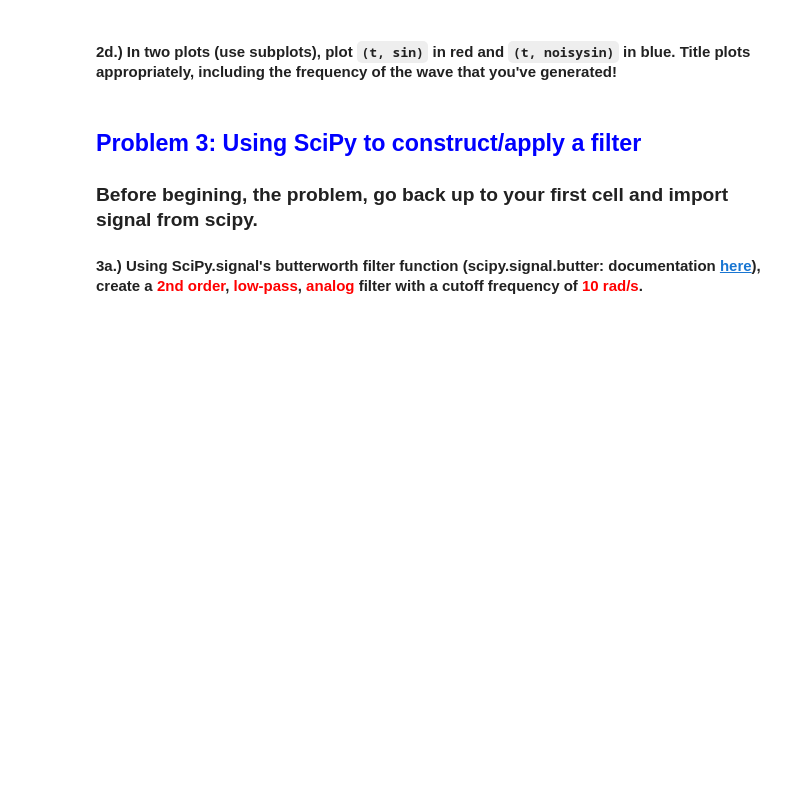
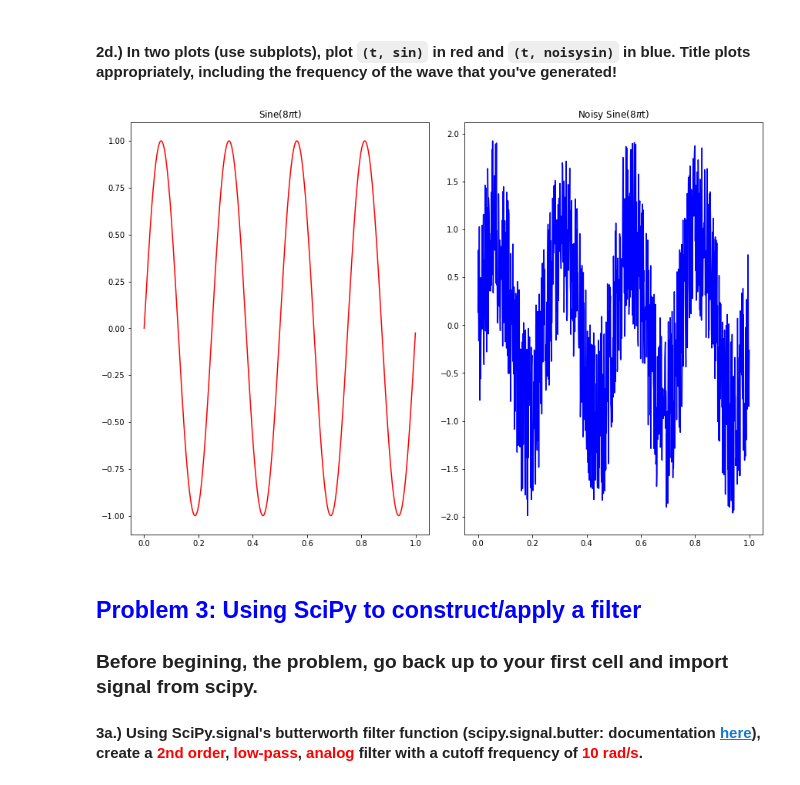
Before and after one commit to msa2011/PythonDataCourse, a Jupyter notebook: Homeworks/HW3/HW3_Part_1_Mohsin.ipynb, the cells around one changed output. Cells and saved outputs as stored; diff of their text form; code cells hidden in the pictures; blank space fills up the shorter version.

```diff
--- a/Homeworks/HW3/HW3_Part_1_Mohsin.ipynb
+++ b/Homeworks/HW3/HW3_Part_1_Mohsin.ipynb
@@ -63,3 +64,6 @@ x: , [ 2.          2.09622627  2.19708228  2.3027908   2.41358528  2.52971043
 # %% [markdown]
 ## <font color = blue> Problem 2: using numpy and matplotlib to create and view some fake data: a noisy sin wave </font>
 #### 2a.) Using np.linspace, create a 1D array "t" containing 1000 evenly spaced elements between 0 and 1, exclusive. Print the first 50 elements to check that your 1D array has values incrementing by 0.001.
+# %%
+t = np.linspace(0, 1, 1000, endpoint=False)
+print('t: ', t[:50])
@@ -69,8 +79,28 @@ x: , [ 2.          2.09622627  2.19708228  2.3027908   2.41358528  2.52971043
 #hint: use np.pi for your sin wave
 #hint: randint, which lets you input a range, will only output integers
 #you can normalize to [-1,1] via 2*(x-x.min()/x.max()-x.min())-1
+
+# Using numpy's sin function, create a sin wave equal to  𝑠𝑖𝑛=𝑠𝑖𝑛(2𝜋∗(4∗𝑡))
+sin = np.sin(2*np.pi*4*t)
+sin.shape
+
+#1D array "noise", the same shape as your sin array, filled with random float values between -1 and 1.
+noise = np.random.uniform(-1, 1, size=sin.shape)
+
+#Set a third array "noisy_sin" = sin + noise.
+noisy_sin = sin + noise
 # %% [markdown]
  #### 2d.) In two plots (use subplots), plot <code>(t, sin)</code> in red and <code>(t, noisysin)</code> in blue. Title plots appropriately, including the frequency of the wave that you've generated!
+# %%
+fig,ax = plt.subplots(1,2,figsize=(12,8),constrained_layout=True)
+ax[0].plot(t, sin, c='r')
+ax[1].plot(t, noisy_sin, c='b')
+
+ax[0].set_title('Sine(8$\pi$t)')
+ax[1].set_title('Noisy Sine(8$\pi$t)')
+plt.show()
+# %% [output]
+[figure, added]
 # %% [markdown]
 ## <font color = blue> Problem 3: Using SciPy to construct/apply a filter </font>
 ### Before begining, the problem, go back up to your first cell and import signal from scipy.
```
Also changed, not shown: parts of 9 cells of this notebook, 1 other file.
